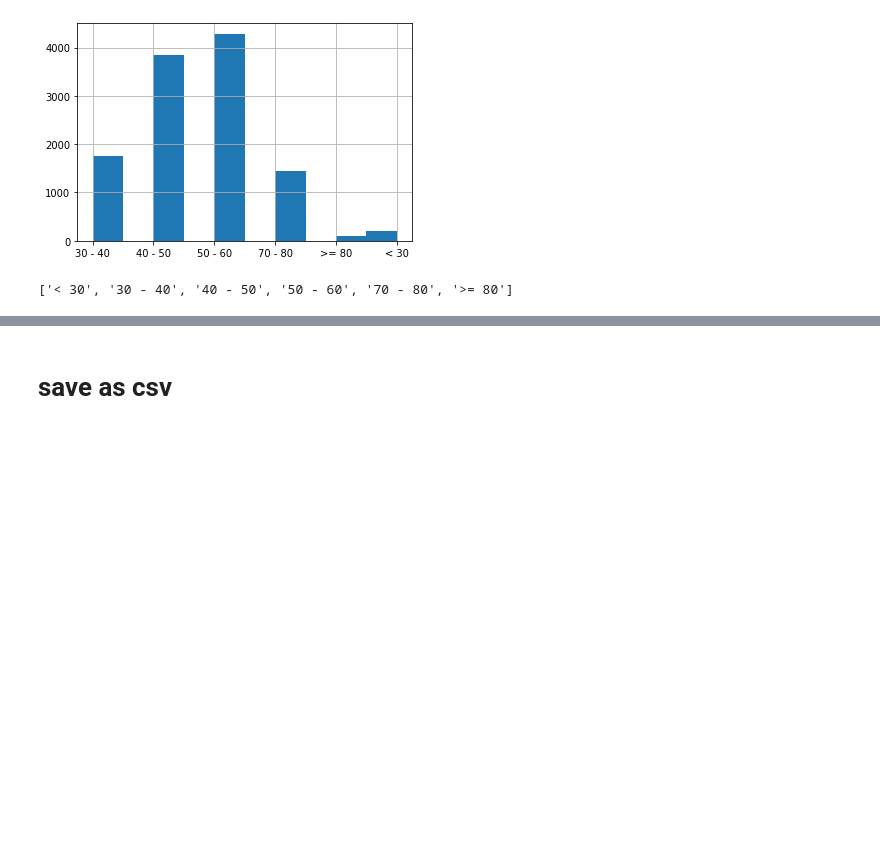
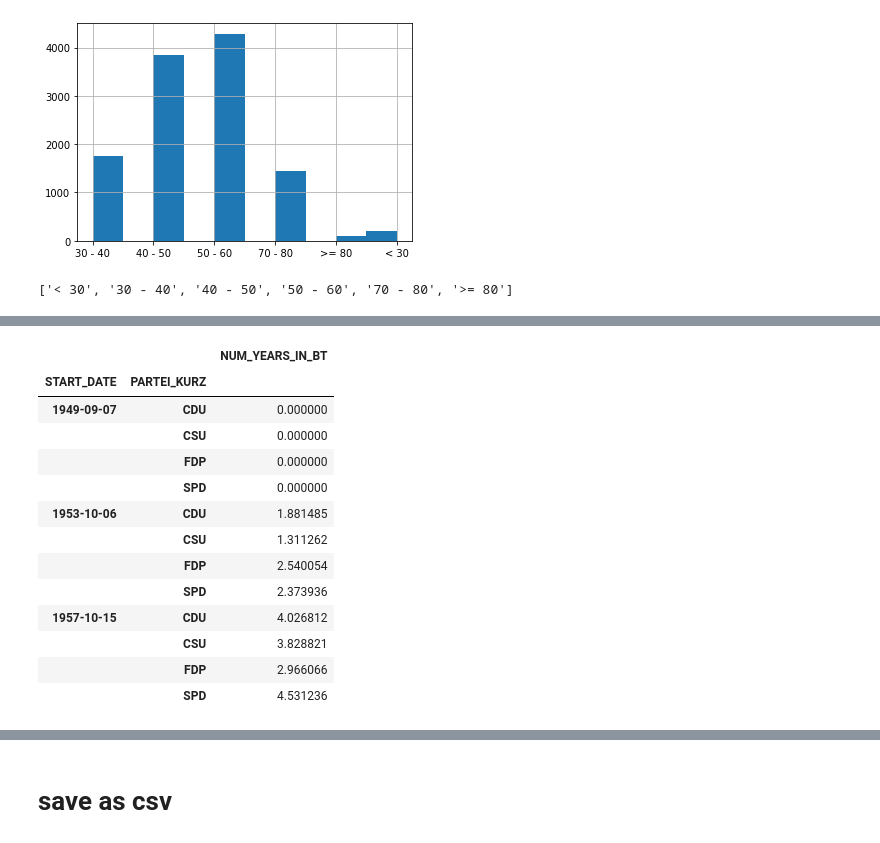
Before and after one commit to mrs-curi0sity/bundestag-mining, a Jupyter notebook: Parse_Stammdaten.ipynb, the cells around one changed output, grey strips where cells are left out. Saved outputs shown, nothing was run; the diff lists cells and outputs as text; code cells hidden in the pictures; blank space fills up the shorter version.

```diff
--- a/Parse_Stammdaten.ipynb
+++ b/Parse_Stammdaten.ipynb
@@ -661,0 +699,10 @@ list_of_altersklassen
+# %%
+import plotly.graph_objects as go
+import plotly.express as px
+
+selected_parties=['SPD', 'CDU', 'FDP', 'CSU']
+selected_df = df_mdb_wp[(df_mdb_wp['WP']>= 1) & (df_mdb_wp['WP']<= 19)]
+selected_df = selected_df[selected_df['PARTEI_KURZ'].isin(selected_parties)]
+grouped = selected_df[['ID', 'START_DATE', 'NUM_YEARS_IN_BT', 'PARTEI_KURZ']].groupby(['START_DATE', 'PARTEI_KURZ']).mean()
+#grouped.reset_index(inplace=True)
+grouped.head()
@@ -661,0 +717,4 @@ list_of_altersklassen
+# %%
+#new_index = pd.MultiIndex.from_product([selected_parties, sorted(set(grouped.reset_index()['WP']))], names=['PARTEI_KURZ', 'WP'])
+new_index = pd.MultiIndex.from_product([grouped.index.levels[0], grouped.index.levels[1]], names=['START_DATE', 'PARTEI_KURZ'])
+new_index#
@@ -661,0 +739,19 @@ list_of_altersklassen
+# %%
+    # create entries also for 0 values
+grouped_reindexed = grouped.reindex(new_index, fill_value=0)
+grouped_reindexed.head(12)
+# %% [output]
+|  |  | NUM_YEARS_IN_BT |
+| START_DATE | PARTEI_KURZ |  |
+| 1949-09-07 | CDU | 0.000000 |
+|  | CSU | 0.000000 |
+|  | FDP | 0.000000 |
+|  | SPD | 0.000000 |
+| 1953-10-06 | CDU | 1.881485 |
+|  | CSU | 1.311262 |
+|  | FDP | 2.540054 |
+|  | SPD | 2.373936 |
+| 1957-10-15 | CDU | 4.026812 |
+|  | CSU | 3.828821 |
+|  | FDP | 2.966066 |
+|  | SPD | 4.531236 |
```
Also changed, not shown: parts of 52 cells of this notebook, 1 other file.
